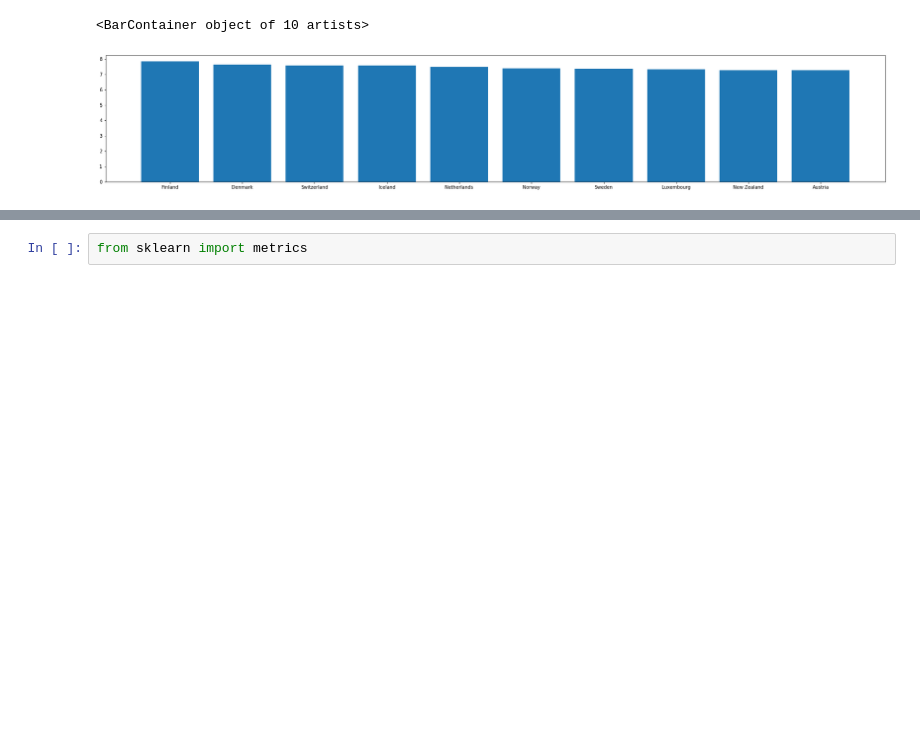
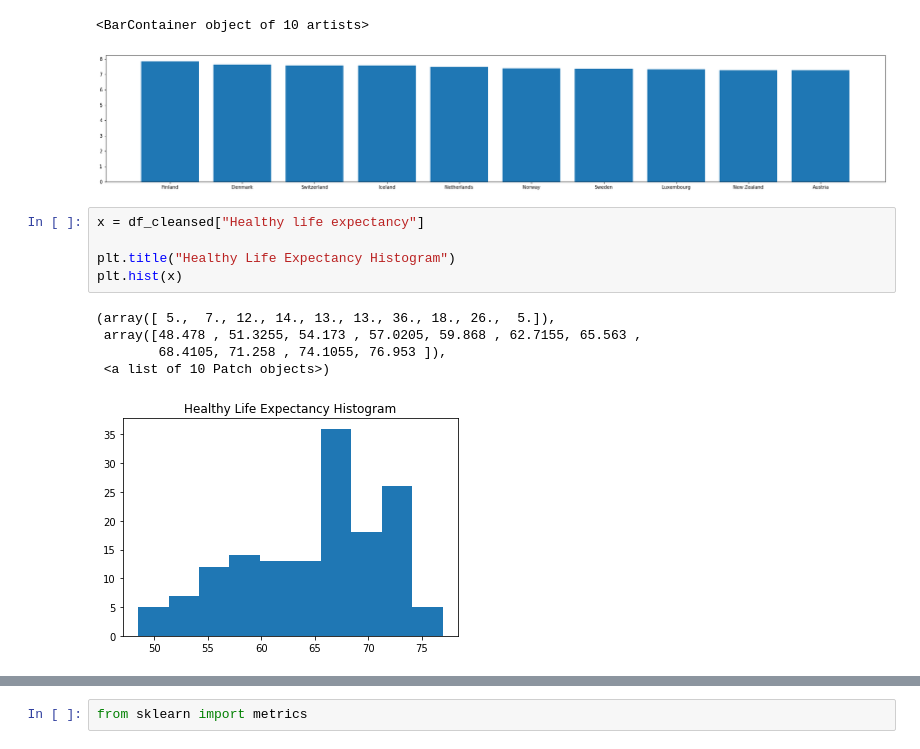
Before and after one commit to Umer-Qaiser/Project_LUMS_CES_Data_Leaders, a Jupyter notebook: Happiness_Predictor.ipynb, the cells around one changed output, grey strips where cells are left out. Drawn from its saved outputs; the diff is of its cells as text; blank space fills up the shorter version.

```diff
--- a/Happiness_Predictor.ipynb
+++ b/Happiness_Predictor.ipynb
@@ -78,3 +102,14 @@ plt.bar(df_cleansed["Country name"].head(10), df_cleansed["Ladder score"].head(1
 # %% [output]
 <BarContainer object of 10 artists>
 [figure]
+# %%
+x = df_cleansed["Healthy life expectancy"]
+
+plt.title("Healthy Life Expectancy Histogram")
+plt.hist(x)
+# %% [output]
+(array([ 5.,  7., 12., 14., 13., 13., 36., 18., 26.,  5.]),
+ array([48.478 , 51.3255, 54.173 , 57.0205, 59.868 , 62.7155, 65.563 ,
+        68.4105, 71.258 , 74.1055, 76.953 ]),
+ <a list of 10 Patch objects>)
+[figure, added]
```
Also changed, not shown: parts of 21 cells of this notebook, 1 other file.
